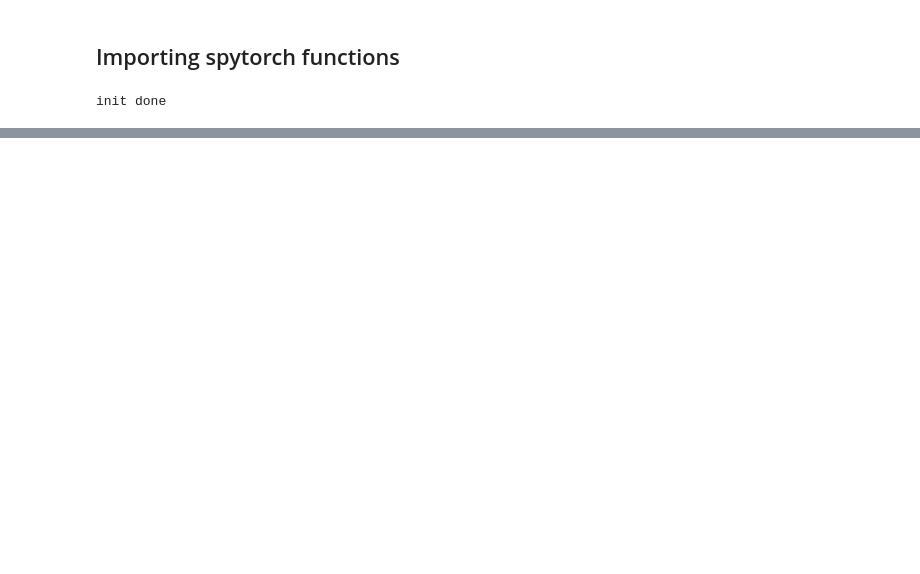
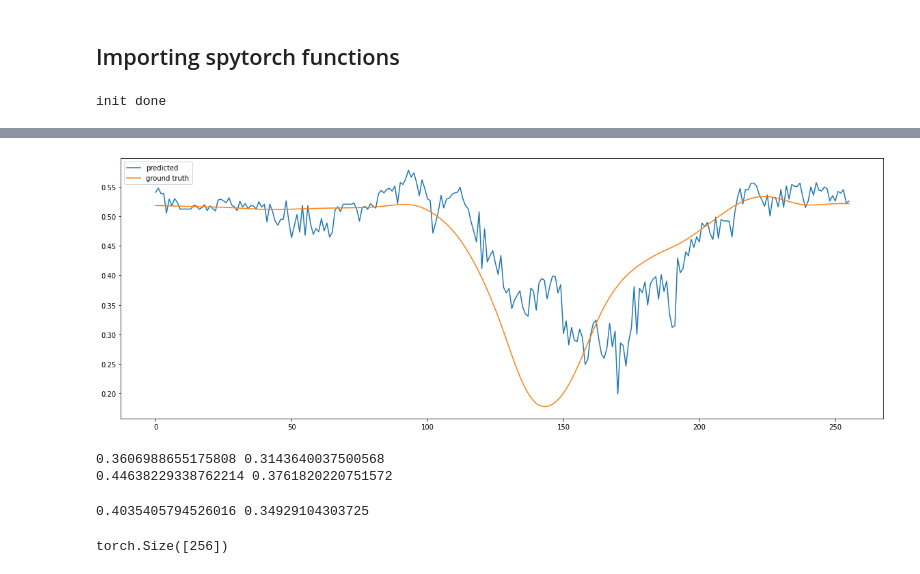
Before and after one commit to AlexanderVenetidis/bmi_decoding, a Jupyter notebook: Spytorch_version_2.ipynb, the cells around one changed output, grey strips where cells are left out. Drawn from its saved outputs; the diff is of its cells as text; code cells hidden in the pictures; blank space fills up the shorter version.

```diff
--- a/Spytorch_version_2.ipynb
+++ b/Spytorch_version_2.ipynb
@@ -135,8 +136,8 @@ else:
 tau_mem = 10e-3
 tau_syn = 5e-3
 
-beta    = float(np.exp(-time_step/tau_mem))
-weight_scale = 7*(1.0-beta) # this should give us some spikes to begin with
+# beta    = float(np.exp(-time_step/tau_mem))
+# weight_scale = 7*(1.0-beta) # this should give us some spikes to begin with
 
 
 
@@ -343,12 +441,13 @@ class Spiking_Network(torch.nn.Module):
         member variables.
         """
         super(Spiking_Network, self).__init__()
-        self.spk1 = Spiking_Linear_layer(D_in, H)
-        self.spk2 = Spiking_Linear_layer(H, H)
-        self.spk3 = Spiking_Linear_layer(H, H)
-        self.spk4 = Spiking_Linear_layer(H, H)
-        self.rd_out = Spiking_Readout(H, D_out)
-        self.linear1 = nn.Linear(D_out*H, D_out).to(device)
+        self.spk1 = Spiking_Linear_layer(D_in, 5*H)
+        self.spk2 = Spiking_Linear_layer(5*H, 3*H)
+        self.spk3 = Spiking_Linear_layer(3*H, 3*H)
+        self.spk4 = Spiking_Linear_layer(3*H, 2*H)
+
+        self.rd_out = Spiking_Readout(2*H, D_out)
+        # self.linear1 = nn.Linear(D_out*nb_steps, D_out).to(device)
 
     def forward(self, inputs):
         """
@@ -356,13 +455,14 @@ class Spiking_Network(torch.nn.Module):
         a Tensor of output data. We can use Modules defined in the constructor as
         well as arbitrary operators on Tensors.
         """
+
         mem_rec,spk_rec = self.spk1(inputs)
         mem_rec,spk_rec = self.spk2(spk_rec)
         mem_rec,spk_rec = self.spk3(spk_rec)
         mem_rec,spk_rec = self.spk4(spk_rec)
 
         out_rec = self.rd_out(spk_rec)
-        out_rec = self.linear1(out_rec)
+        # out_rec = self.linear1(out_rec)
 
         other_recs = [mem_rec, spk_rec]
         return out_rec, other_recs
@@ -466,0 +608,9 @@ TypeError: ignored
+# %%
+sample=15
+fig = plt.figure()
+plt.plot(pred[sample][:,1])
+plt.plot(y_val[sample][:,1].cpu())
+plt.legend(['predicted', 'ground truth'])
+fig.set_size_inches(20,7)
+# %% [output]
+[figure, added]
@@ -467,2 +620,16 @@ TypeError: ignored
+# %%
+print(np.mean(correlation_array_1), np.std(correlation_array_1))
+print(np.mean(correlation_array_2), np.std(correlation_array_2))
+# %% [output]
+0.3606988655175808 0.3143640037500568
+0.44638229338762214 0.3761820220751572
+# %%
+print(np.mean(correlation_array_1 + correlation_array_2), np.std(correlation_array_1 + correlation_array_2))
+# %% [output]
+0.4035405794526016 0.34929104303725
+# %%
+val_out[:,0].shape
+# %% [output]
+torch.Size([256])
 # %%
 pred[0][1]
```
Also changed, not shown: parts of 21 cells of this notebook.
